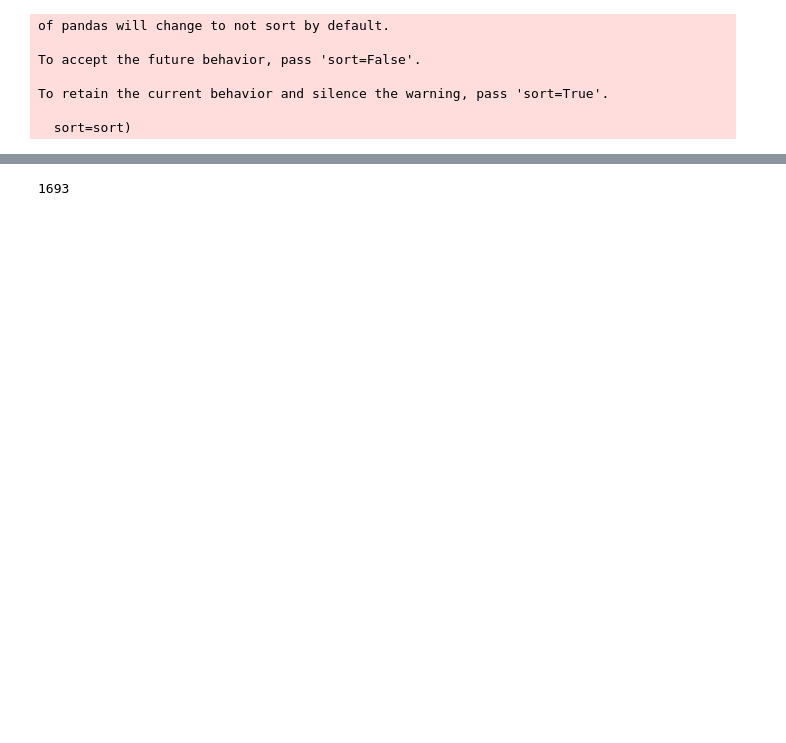
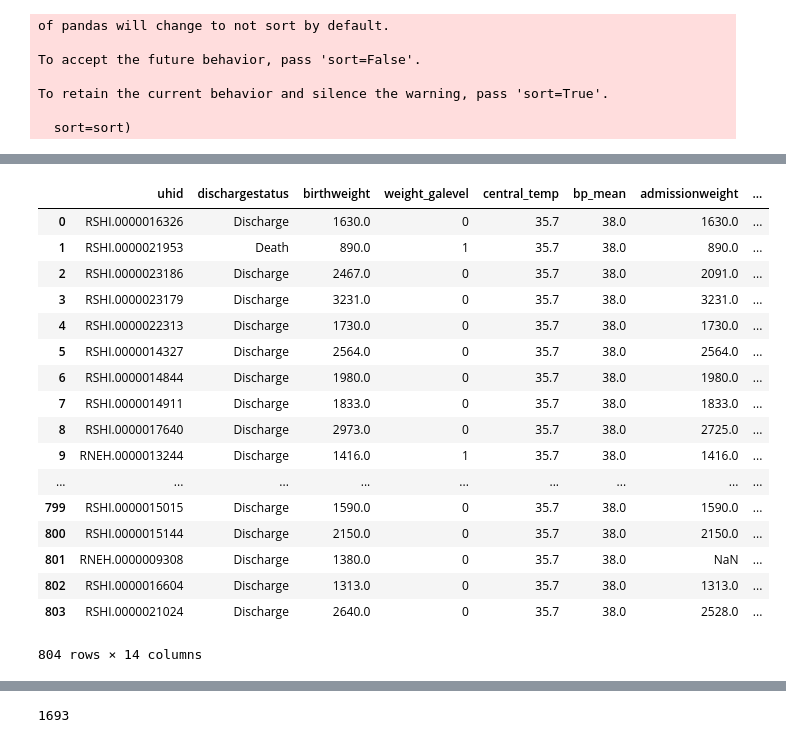
Before and after one commit to HDP-predictions/Development-and-Validation-of-High-Definition-Phenotype-HDP-based-mortality-prediction-in-critical, a Jupyter notebook: SNAP_2_and_SNAPPE_2_10_Jan.ipynb, the cells around one changed output, grey strips where cells are left out. Saved outputs shown, nothing was run; the diff lists cells and outputs as text; code cells hidden in the pictures; blank space fills up the shorter version.

```diff
--- a/SNAP_2_and_SNAPPE_2_10_Jan.ipynb
+++ b/SNAP_2_and_SNAPPE_2_10_Jan.ipynb
@@ -3847,6 +528,6 @@ snappe = snappe[cols_snappe]
 snappe.to_csv('snappe_2.csv')
 # %%
 dh = pd.DataFrame(columns=snappe.columns)
-for i in uhid:
+for i in uhids:
     x = snappe[snappe['uhid']==i]
     dh = dh.append(x,ignore_index=True)
@@ -3863,6 +564,27 @@ def snappe_pred(x):
 # %%
 snappe['pred'] = snappe['score'].apply(snappe_pred)
 snappe['true_outcome'] = snappe['dischargestatus'].apply(bina)
+# %%
+snappe
+# %% [output]
+|  | uhid | dischargestatus | birthweight | weight_galevel | central_temp | bp_mean | admissionweight | ... |
+| 0 | RSHI.0000016326 | Discharge | 1630.0 | 0 | 35.7 | 38.0 | 1630.0 | ... |
+| 1 | RSHI.0000021953 | Death | 890.0 | 1 | 35.7 | 38.0 | 890.0 | ... |
+| 2 | RSHI.0000023186 | Discharge | 2467.0 | 0 | 35.7 | 38.0 | 2091.0 | ... |
+| 3 | RSHI.0000023179 | Discharge | 3231.0 | 0 | 35.7 | 38.0 | 3231.0 | ... |
+| 4 | RSHI.0000022313 | Discharge | 1730.0 | 0 | 35.7 | 38.0 | 1730.0 | ... |
+| 5 | RSHI.0000014327 | Discharge | 2564.0 | 0 | 35.7 | 38.0 | 2564.0 | ... |
+| 6 | RSHI.0000014844 | Discharge | 1980.0 | 0 | 35.7 | 38.0 | 1980.0 | ... |
+| 7 | RSHI.0000014911 | Discharge | 1833.0 | 0 | 35.7 | 38.0 | 1833.0 | ... |
+| 8 | RSHI.0000017640 | Discharge | 2973.0 | 0 | 35.7 | 38.0 | 2725.0 | ... |
+| 9 | RNEH.0000013244 | Discharge | 1416.0 | 1 | 35.7 | 38.0 | 1416.0 | ... |
+| ... | ... | ... | ... | ... | ... | ... | ... | ... |
+| 799 | RSHI.0000015015 | Discharge | 1590.0 | 0 | 35.7 | 38.0 | 1590.0 | ... |
+| 800 | RSHI.0000015144 | Discharge | 2150.0 | 0 | 35.7 | 38.0 | 2150.0 | ... |
+| 801 | RNEH.0000009308 | Discharge | 1380.0 | 0 | 35.7 | 38.0 | NaN | ... |
+| 802 | RSHI.0000016604 | Discharge | 1313.0 | 0 | 35.7 | 38.0 | 1313.0 | ... |
+| 803 | RSHI.0000021024 | Discharge | 2640.0 | 0 | 35.7 | 38.0 | 2528.0 | ... |
+804 rows × 14 columns
 # %%
 snappe_fpr, snappe_tpr, _ = roc_curve(snappe.true_outcome,snappe.pred,drop_intermediate=False)
 # %%
```
Also changed, not shown: parts of 28 cells of this notebook, 2 other files.
